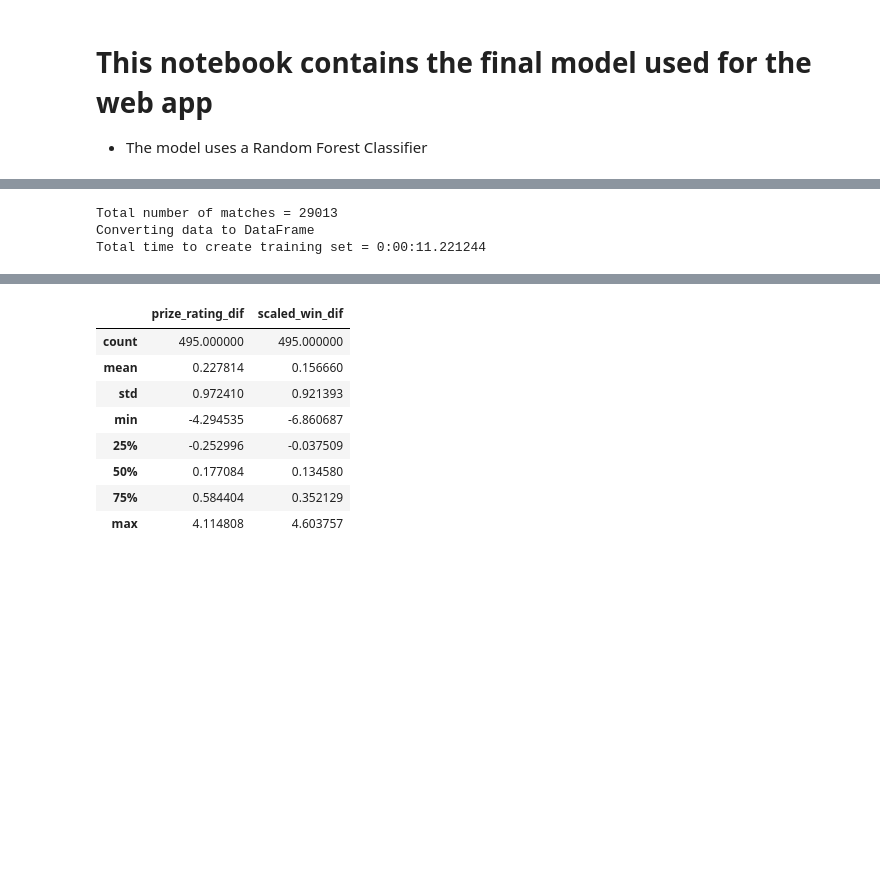
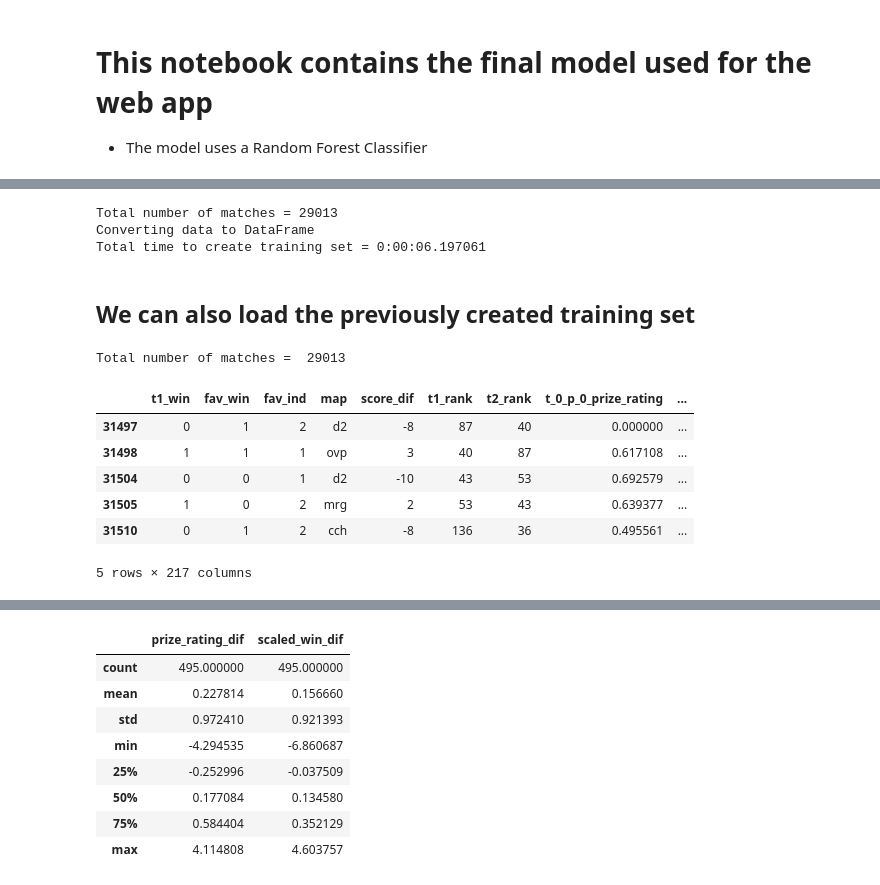
Before and after one commit to emmanuel-garza/insight-csgo, a Jupyter notebook: final_model.ipynb, the cells around one changed output, grey strips where cells are left out. Drawn from its saved outputs; the diff is of its cells as text; code cells hidden in the pictures; blank space fills up the shorter version.

```diff
--- a/final_model.ipynb
+++ b/final_model.ipynb
@@ -25,13 +26,19 @@ df_map.sort_values(['date'],ascending=False).head()
 import importlib
 importlib.reload(csgo)
 
-N_MAPS = 50
+N_MAPS      = 50   # Choose -1 for all
+MAX_RANK    = 150
 DAYS_WEIGHT = 90
-MAX_RANK = 150
+START_DATE  = datetime(2016,6,6)
 
-START_DATE = datetime(2016,6,6)
-df_ct_start = csgo.create_pre_train_set( dict_player, df_map, dict_map, DAYS_WEIGHT, MAX_RANK, START_DATE, N_MAPS )
+df_all_feat = csgo.create_pre_train_set( dict_player, df_map, dict_map, DAYS_WEIGHT, MAX_RANK, START_DATE, N_MAPS )
+
+## To save the created dataframe, uncomment the folowing lines
+# filename = 'data_models/all_feat_dataframe_DATE.sav'
+# pickle.dump( df_ct_start, open(filename,'wb') )
 # %% [output]
 Total number of matches = 29013
 Converting data to DataFrame
-Total time to create training set = 0:00:11.221244
+Total time to create training set = 0:00:06.197061
+# %% [markdown]
+## We can also load the previously created training set
@@ -37,0 +48,14 @@ Total time to create training set = 0:00:11.221244
+# %%
+print('Total number of matches = ', len(df_all_feat))
+# %% [output]
+Total number of matches =  29013
+# %%
+df_all_feat.head()
+# %% [output]
+|  | t1_win | fav_win | fav_ind | map | score_dif | t1_rank | t2_rank | t_0_p_0_prize_rating | ... |
+| 31497 | 0 | 1 | 2 | d2 | -8 | 87 | 40 | 0.000000 | ... |
+| 31498 | 1 | 1 | 1 | ovp | 3 | 40 | 87 | 0.617108 | ... |
+| 31504 | 0 | 0 | 1 | d2 | -10 | 43 | 53 | 0.692579 | ... |
+| 31505 | 1 | 0 | 2 | mrg | 2 | 53 | 43 | 0.639377 | ... |
+| 31510 | 0 | 1 | 2 | cch | -8 | 136 | 36 | 0.495561 | ... |
+5 rows × 217 columns
```
Also changed, not shown: parts of 16 cells of this notebook, 1 other file.
